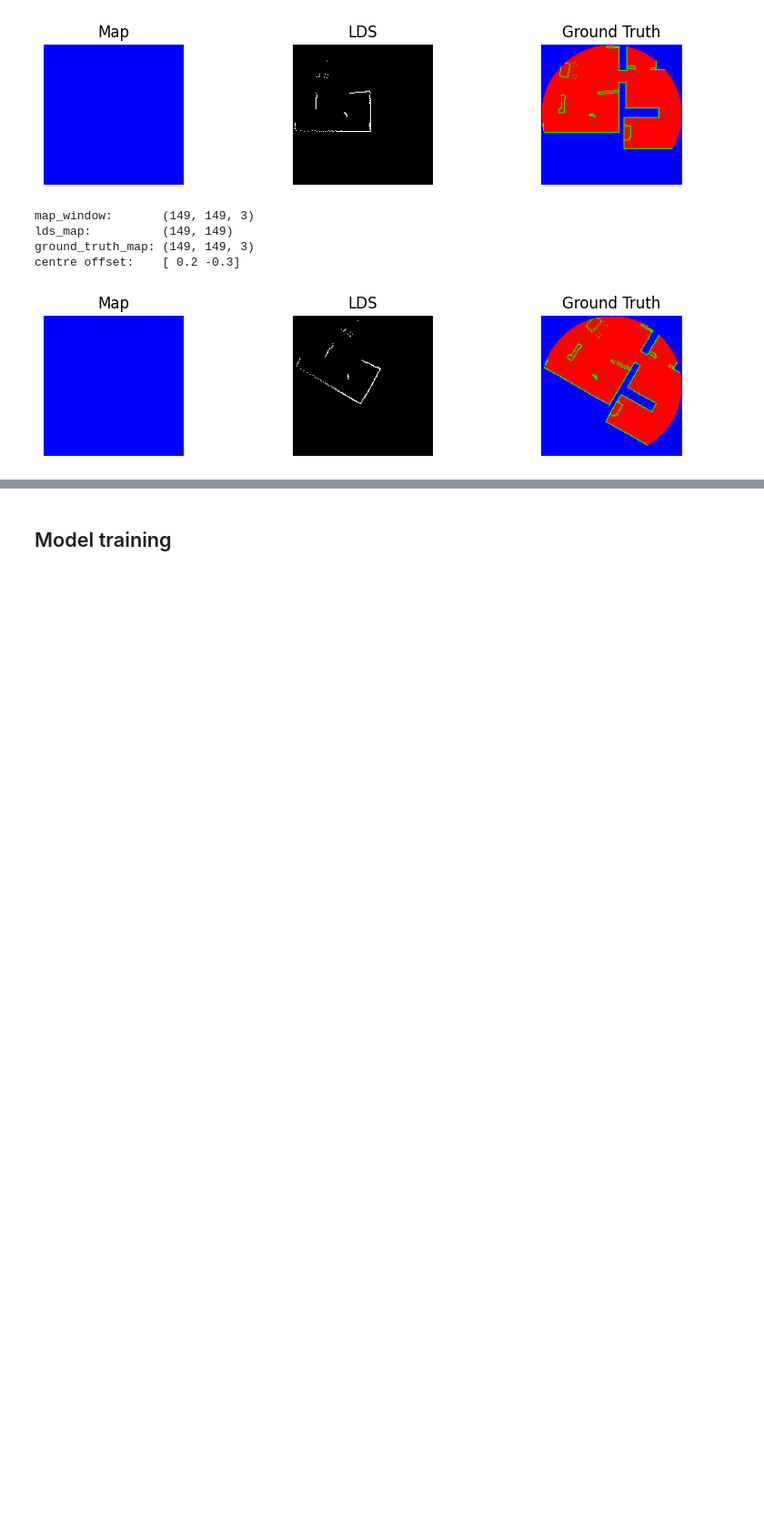
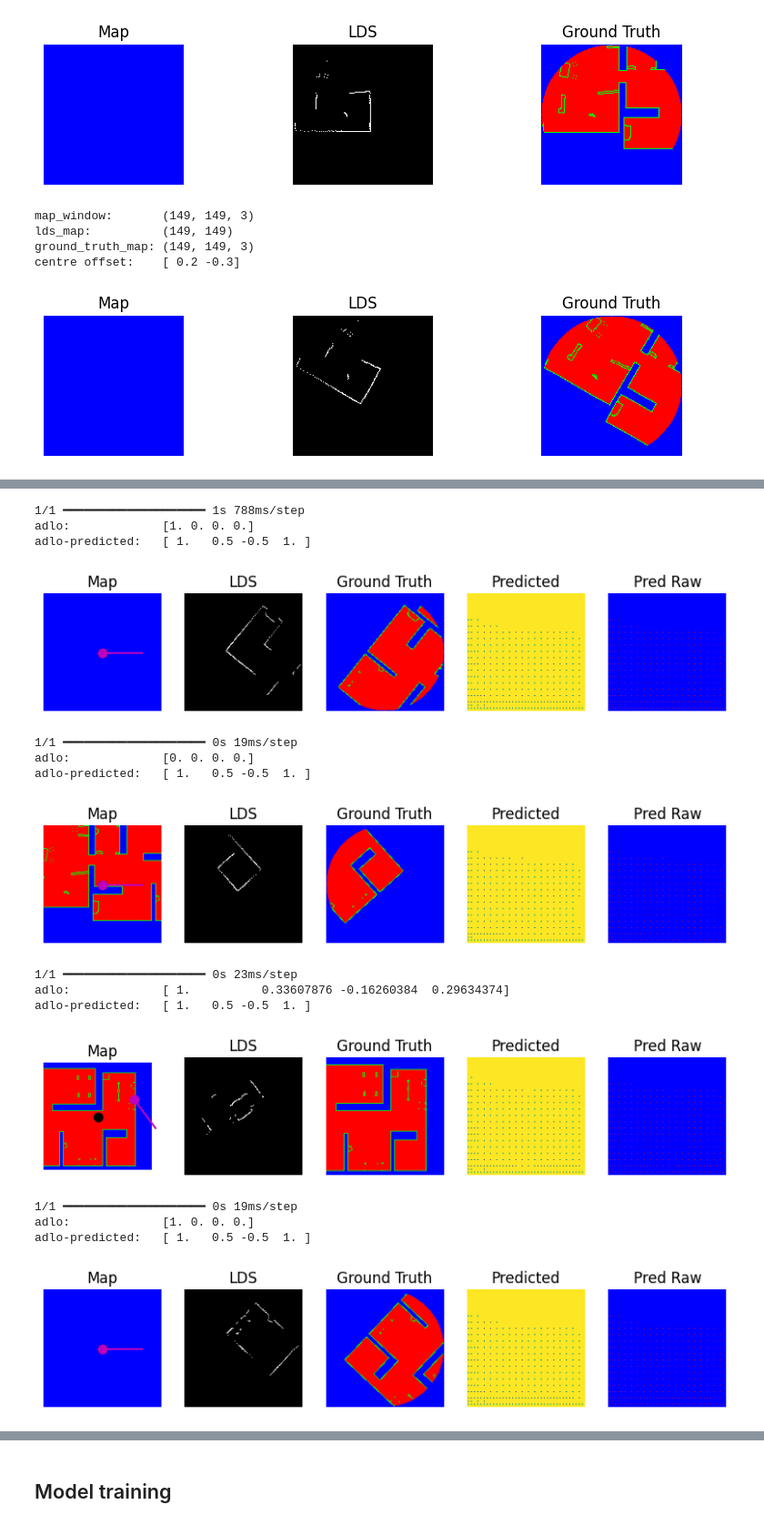
Before and after one commit to malcolmlett/robovac, a Jupyter notebook: Experiment_SLAM_1.ipynb, the cells around one changed output, grey strips where cells are left out. Shown at 91% size. Drawn from its saved outputs; the diff is of its cells as text; code cells hidden in the pictures; blank space fills up the shorter version.

```diff
--- a/Experiment_SLAM_1.ipynb
+++ b/Experiment_SLAM_1.ipynb
@@ -612,0 +638,80 @@ adlo:             [ 1.          0.44466892  0.02184832 -0.17067612]
+# %%
+def show_prediction(map_window, lds_map, ground_truth_map, adlo, map_pred, adlo_pred):
+  # apply scaling
+  map_pred_scaled = tf.nn.softmax(map_pred, axis=-1)
+  map_pred_categorical = tf.argmax(map_pred, axis=-1)
+
+  accept = tf.nn.sigmoid(adlo_pred[0])
+  delta_x = tf.nn.tanh(adlo_pred[1]) * 0.5
+  delta_y = tf.nn.tanh(adlo_pred[2]) * 0.5
+  delta_angle = tf.nn.tanh(adlo_pred[3])
+  adlo_pred_scaled = tf.stack([accept, delta_x, delta_y, delta_angle], axis=0)
+
+  range = np.array([map_window.shape[1], map_window.shape[0]])
+  centre = range / 2
+  error_loc = centre + adlo[1:3]*range
+  angle_loc = error_loc + np.array([np.cos(adlo[3]*np.pi), np.sin(adlo[3]*np.pi)])*50
+
+  print(f"adlo:             {adlo}")
+  print(f"adlo-predicted:   {adlo_pred_scaled}")
+
+  plt.figure(figsize=(10,2))
+  plt.subplot(1, 5, 1)
+  plt.title('Map')
+  plt.imshow(map_window)
+  plt.axis('off')
+  plt.plot([error_loc[0], angle_loc[0]], [error_loc[1], angle_loc[1]], c='m')
+  plt.scatter(centre[0], centre[1], c='k', s=50)
+  plt.scatter(error_loc[0], error_loc[1], c='m', s=50)
+
+  plt.subplot(1, 5, 2)
+  plt.title('LDS')
+  plt.imshow(lds_map, cmap='gray')
+  plt.axis('off')
+
+  plt.subplot(1, 5, 3)
+  plt.title('Ground Truth')
+  plt.imshow(ground_truth_map)
+  plt.axis('off')
+
+  plt.subplot(1, 5, 4)
+  plt.title('Predicted')
+  plt.imshow(map_pred_categorical)
+  plt.axis('off')
+
+  plt.subplot(1, 5, 5)
+  plt.title('Pred Raw')
+  plt.imshow(map_pred_scaled)
+  plt.axis('off')
+  plt.show()
+
+def show_predictions(model, dataset, num=1, show_probs=True):
+  for (map_window, lds_map), (ground_truth_map, adlo) in train_data.take(10):
+    map_input = tf.expand_dims(map_window, axis=0)
+    lds_input = tf.expand_dims(lds_map, axis=0)
+    batch = [map_input, lds_input]
+
+    batch_pred = model.predict(batch)
+
+    map_pred = batch_pred[0][0]
+    adlo_pred = batch_pred[1][0]
+    show_prediction(map_window, lds_map, ground_truth_map, adlo, map_pred, adlo_pred)
+
+show_predictions(model, train_data)
+# %% [output]
+1/1 ━━━━━━━━━━━━━━━━━━━━ 1s 788ms/step
+adlo:             [1. 0. 0. 0.]
+adlo-predicted:   [ 1.   0.5 -0.5  1. ]
+[figure, added]
+1/1 ━━━━━━━━━━━━━━━━━━━━ 0s 19ms/step
+adlo:             [0. 0. 0. 0.]
+adlo-predicted:   [ 1.   0.5 -0.5  1. ]
+[figure, added]
+1/1 ━━━━━━━━━━━━━━━━━━━━ 0s 23ms/step
+adlo:             [ 1.          0.33607876 -0.16260384  0.29634374]
+adlo-predicted:   [ 1.   0.5 -0.5  1. ]
+[figure, added]
+1/1 ━━━━━━━━━━━━━━━━━━━━ 0s 19ms/step
+adlo:             [1. 0. 0. 0.]
+adlo-predicted:   [ 1.   0.5 -0.5  1. ]
+[figure, added]
```
Also changed, not shown: parts of 23 cells of this notebook.
